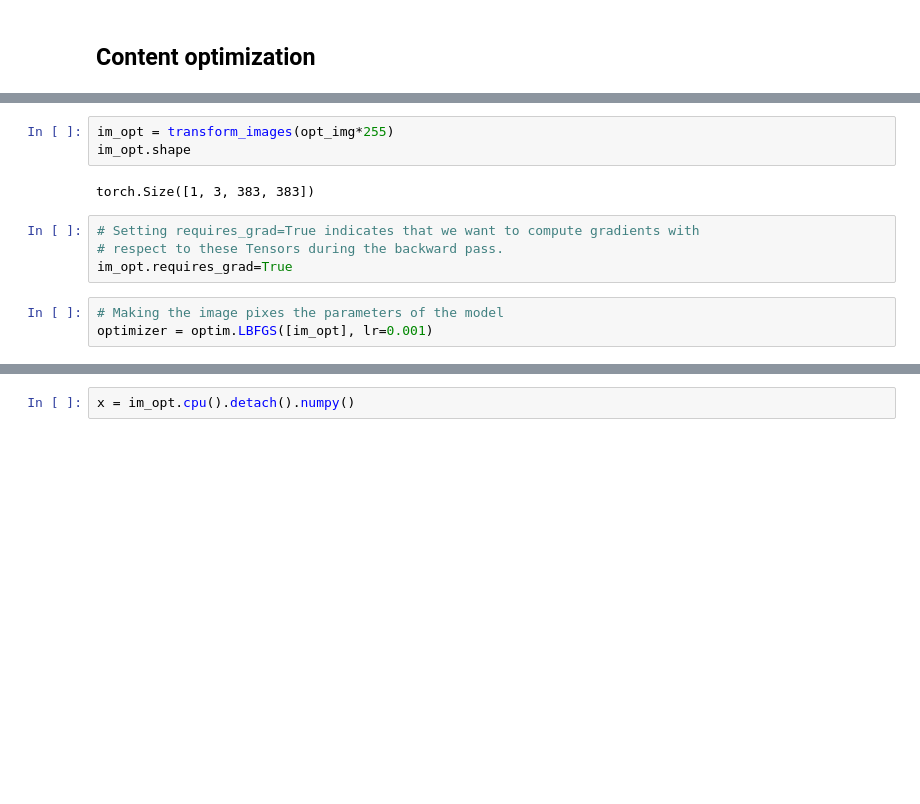
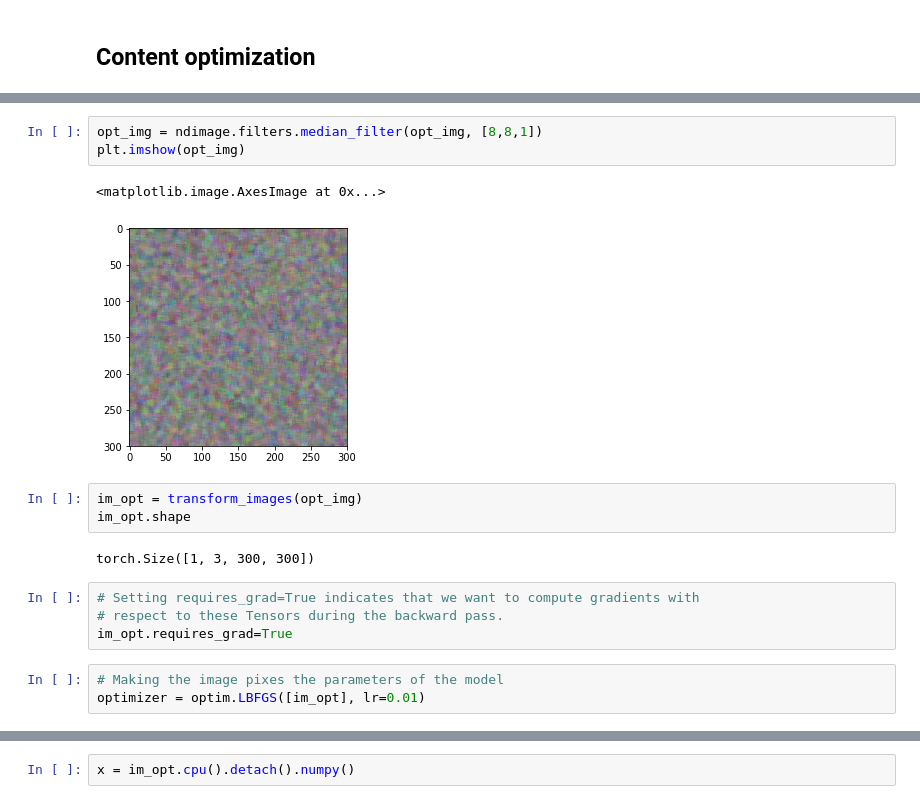
Before and after one commit to yanneta/dl-course, a Jupyter notebook: neural-style-transfer.ipynb, the cells around one changed output, grey strips where cells are left out. Drawn from its saved outputs; the diff is of its cells as text; blank space fills up the shorter version.

```diff
--- a/neural-style-transfer.ipynb
+++ b/neural-style-transfer.ipynb
@@ -159,15 +153,21 @@ plt.imshow(opt_img)
+# %%
+opt_img = ndimage.filters.median_filter(opt_img, [8,8,1])
+plt.imshow(opt_img)
+# %% [output]
+<matplotlib.image.AxesImage at 0x...>
+[figure, added]
 # %%
-im_opt = transform_images(opt_img*255)
+im_opt = transform_images(opt_img)
 im_opt.shape
 # %% [output]
-torch.Size([1, 3, 383, 383])
+torch.Size([1, 3, 300, 300])
 # %%
 # Setting requires_grad=True indicates that we want to compute gradients with
 # respect to these Tensors during the backward pass.
 im_opt.requires_grad=True
 # %%
 # Making the image pixes the parameters of the model
-optimizer = optim.LBFGS([im_opt], lr=0.001)
+optimizer = optim.LBFGS([im_opt], lr=0.01)
 # %%
 # the target here is the output of the content image
 # after vgg16
```
Also changed, not shown: parts of 69 cells of this notebook.
